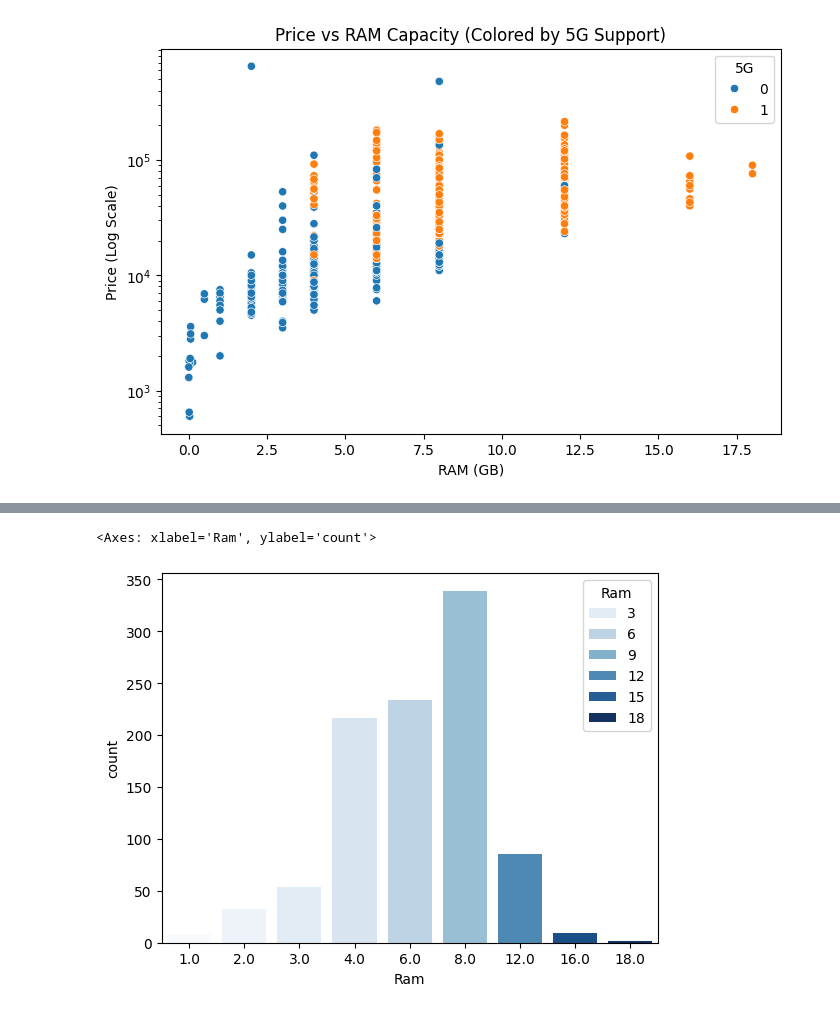
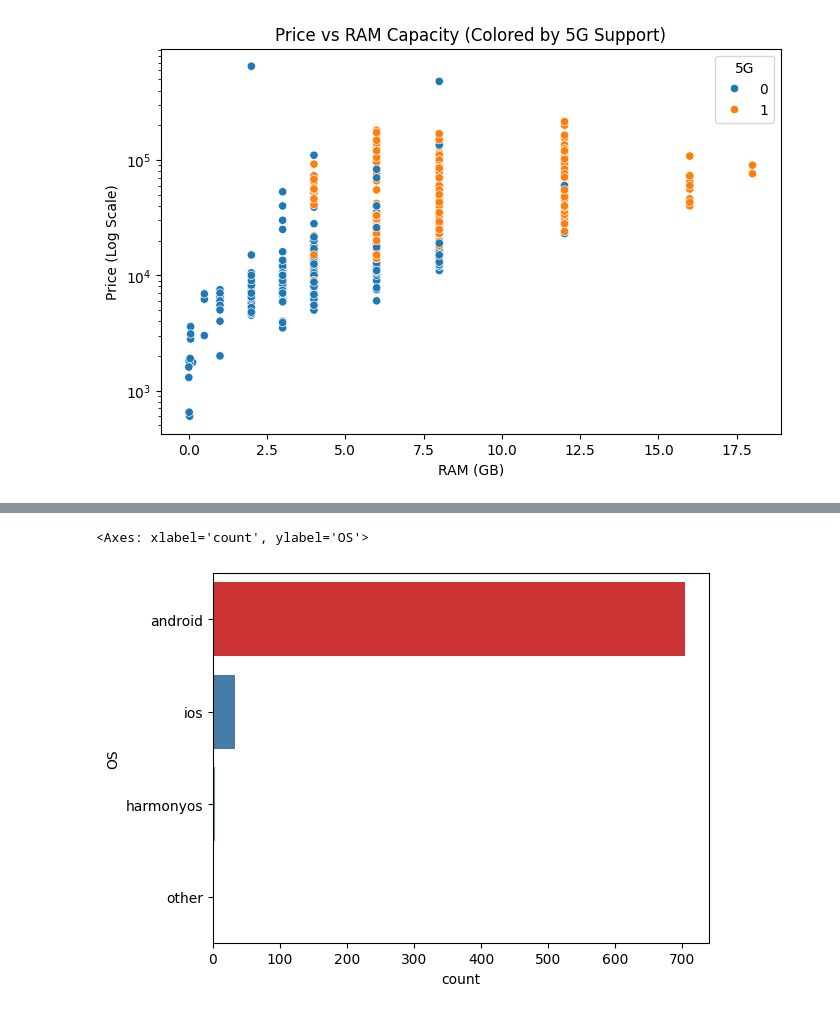
Before and after one commit to SachinrSuryawanshi/Smartphone-Price-Prediction-Project, a Jupyter notebook: notebooks/03_eda.ipynb, the cells around one changed output, grey strips where cells are left out. Cells and saved outputs as stored; diff of their text form; code cells hidden in the pictures.

```diff
--- a/notebooks/03_eda.ipynb
+++ b/notebooks/03_eda.ipynb
@@ -137,5 +254,5 @@ sns.countplot(data=df, x = "Sim", hue='NFC')
 # %%
-sns.countplot(data=df[df["Ram"] >= 1], x="Ram",hue="Ram", palette="Blues")
+sns.countplot(data=df.dropna(subset=["OS"]), y="OS",hue='OS', palette="Set1")
 # %% [output]
-<Axes: xlabel='Ram', ylabel='count'>
+<Axes: xlabel='count', ylabel='OS'>
-[figure, old version]
+[figure, new version]
```
Also changed, not shown: parts of 34 cells of this notebook.
